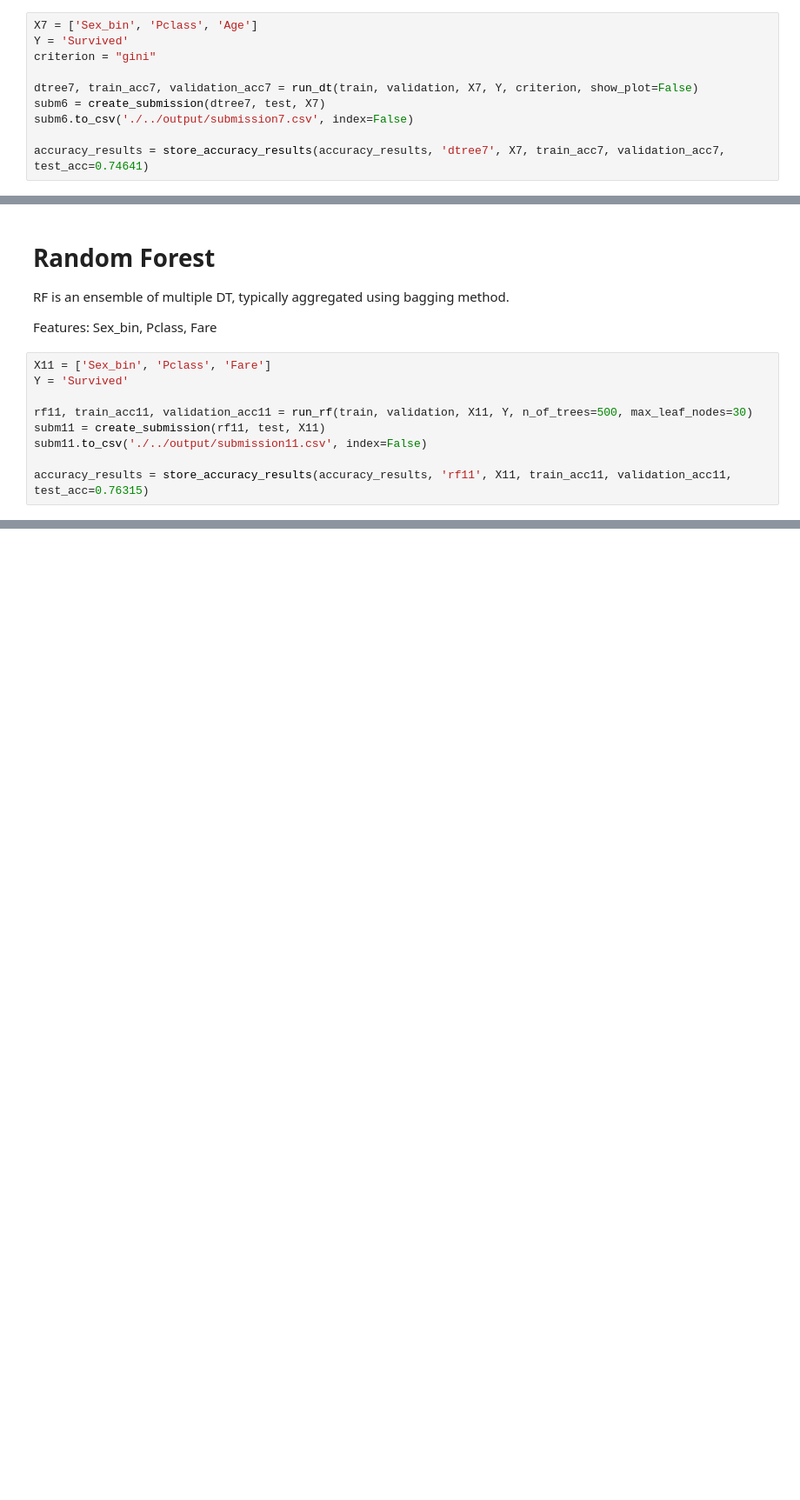
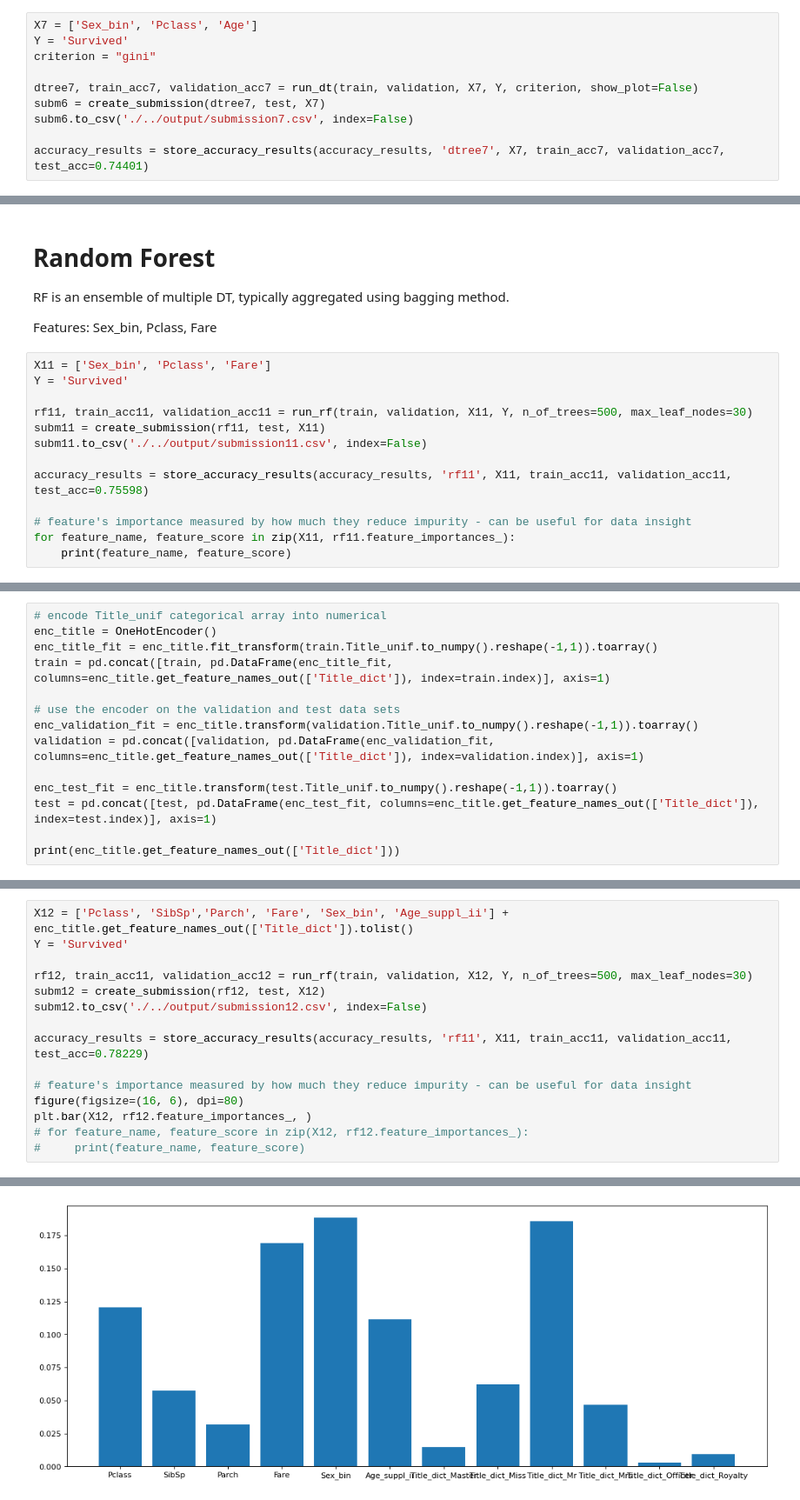
Before and after one commit to katarzynafurmanska/kaggle-titanic, a Jupyter notebook: src/run.ipynb, the cells around one changed output, grey strips where cells are left out. Shown at 87% size. Saved outputs shown, nothing was run; the diff lists cells and outputs as text; blank space fills up the shorter version.

```diff
--- a/src/run.ipynb
+++ b/src/run.ipynb
@@ -483,7 +478,7 @@ dtree7, train_acc7, validation_acc7 = run_dt(train, validation, X7, Y, criterion
 subm6 = create_submission(dtree7, test, X7)
 subm6.to_csv('./../output/submission7.csv', index=False)
 
-accuracy_results = store_accuracy_results(accuracy_results, 'dtree7', X7, train_acc7, validation_acc7, test_acc=0.74641)
+accuracy_results = store_accuracy_results(accuracy_results, 'dtree7', X7, train_acc7, validation_acc7, test_acc=0.74401)
 # %% [output]
 Train :  632.0  correctly classified samples -  88.64 %
 Validation :  139.0  correctly classified samples -  78.09 %
@@ -557,5 +551,9 @@ rf11, train_acc11, validation_acc11 = run_rf(train, validation, X11, Y, n_of_tre
 subm11 = create_submission(rf11, test, X11)
 subm11.to_csv('./../output/submission11.csv', index=False)
 
-accuracy_results = store_accuracy_results(accuracy_results, 'rf11', X11, train_acc11, validation_acc11, test_acc=0.76315)
+accuracy_results = store_accuracy_results(accuracy_results, 'rf11', X11, train_acc11, validation_acc11, test_acc=0.75598)
+
+# feature's importance measured by how much they reduce impurity - can be useful for data insight
+for feature_name, feature_score in zip(X11, rf11.feature_importances_):
+    print(feature_name, feature_score)
 # %% [output]
@@ -563,0 +565,14 @@ Validation :  141.0  correctly classified samples -  79.21 %
+# %%
+# encode Title_unif categorical array into numerical
+enc_title = OneHotEncoder()
+enc_title_fit = enc_title.fit_transform(train.Title_unif.to_numpy().reshape(-1,1)).toarray()
+train = pd.concat([train, pd.DataFrame(enc_title_fit, columns=enc_title.get_feature_names_out(['Title_dict']), index=train.index)], axis=1)
+
+# use the encoder on the validation and test data sets
+enc_validation_fit = enc_title.transform(validation.Title_unif.to_numpy().reshape(-1,1)).toarray()
+validation = pd.concat([validation, pd.DataFrame(enc_validation_fit, columns=enc_title.get_feature_names_out(['Title_dict']), index=validation.index)], axis=1)
+
+enc_test_fit = enc_title.transform(test.Title_unif.to_numpy().reshape(-1,1)).toarray()
+test = pd.concat([test, pd.DataFrame(enc_test_fit, columns=enc_title.get_feature_names_out(['Title_dict']), index=test.index)], axis=1)
+
+print(enc_title.get_feature_names_out(['Title_dict']))
@@ -563,0 +582,16 @@ Validation :  141.0  correctly classified samples -  79.21 %
+# %%
+X12 = ['Pclass', 'SibSp','Parch', 'Fare', 'Sex_bin', 'Age_suppl_ii'] + enc_title.get_feature_names_out(['Title_dict']).tolist()
+Y = 'Survived'
+
+rf12, train_acc11, validation_acc12 = run_rf(train, validation, X12, Y, n_of_trees=500, max_leaf_nodes=30)
+subm12 = create_submission(rf12, test, X12)
+subm12.to_csv('./../output/submission12.csv', index=False)
+
+accuracy_results = store_accuracy_results(accuracy_results, 'rf11', X11, train_acc11, validation_acc11, test_acc=0.78229)
+
+# feature's importance measured by how much they reduce impurity - can be useful for data insight
+figure(figsize=(16, 6), dpi=80)
+plt.bar(X12, rf12.feature_importances_, )
+# for feature_name, feature_score in zip(X12, rf12.feature_importances_):
+#     print(feature_name, feature_score)
+# %% [output]
@@ -563,0 +601 @@ Validation :  141.0  correctly classified samples -  79.21 %
+[figure, added]
```
Also changed, not shown: parts of 26 cells of this notebook, 2 other files.
